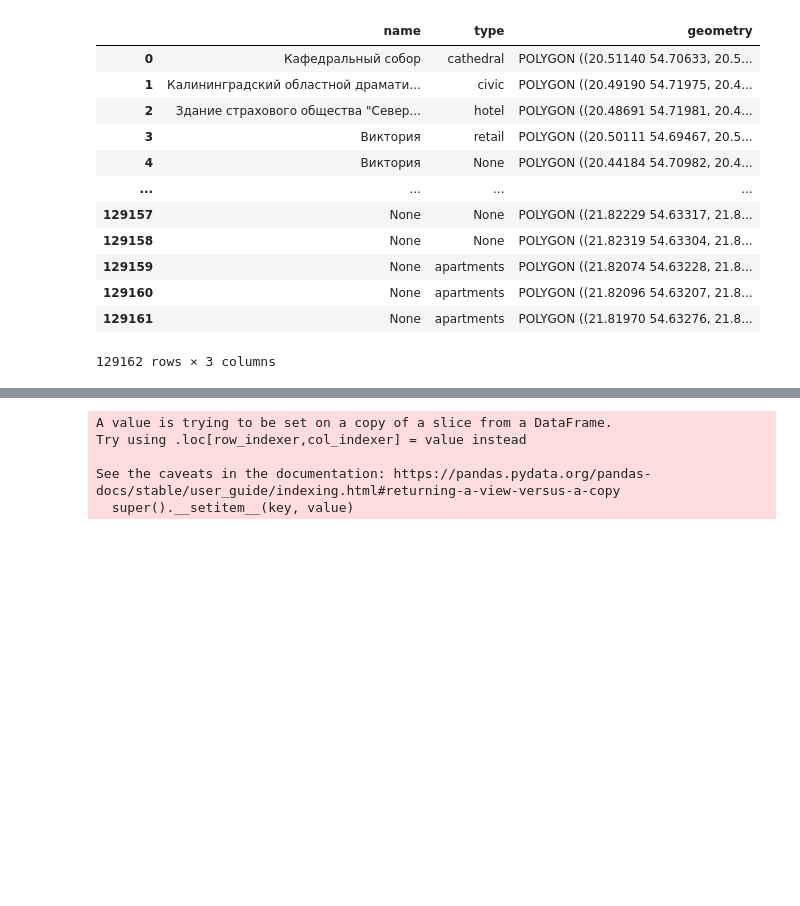
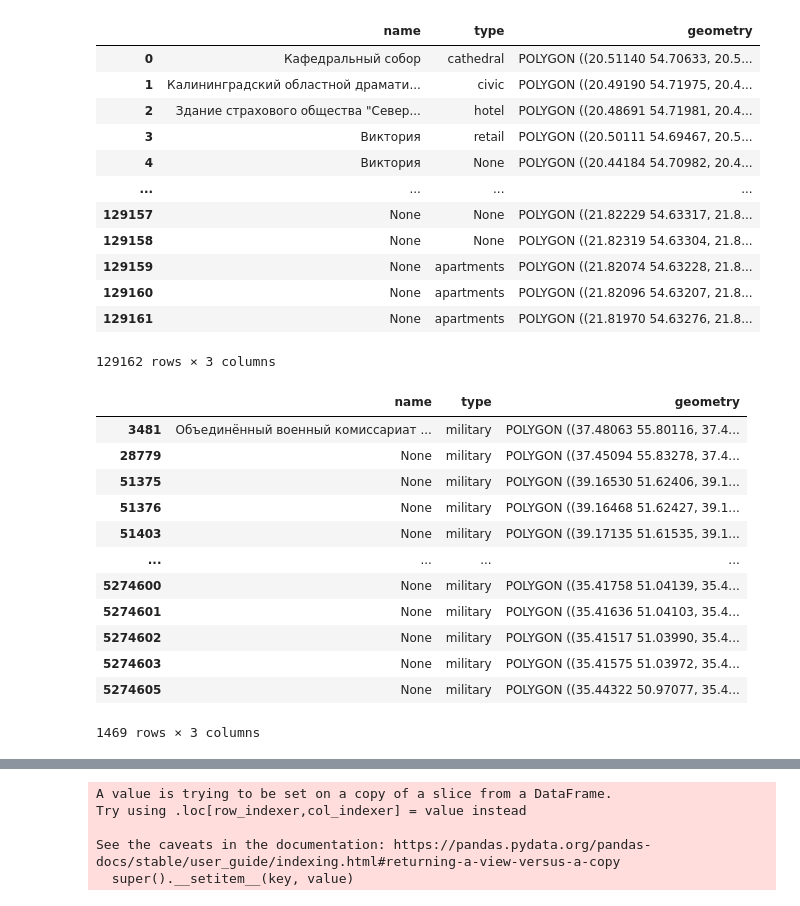
Before and after one commit to yuliiabosher/Map, a Jupyter notebook: Map.ipynb, the cells around one changed output, grey strips where cells are left out. Cells and saved outputs as stored; diff of their text form; code cells hidden in the pictures; blank space fills up the shorter version.

```diff
--- a/Map.ipynb
+++ b/Map.ipynb
@@ -204,0 +206,17 @@ display(kaliningrad_district)
+# %%
+central_military_objects = find_objects(central_district, 'military')
+display(central_military_objects)
+# %% [output]
+|  | name | type | geometry |
+| 3481 | Объединённый военный комиссариат ... | military | POLYGON ((37.48063 55.80116, 37.4... |
+| 28779 | None | military | POLYGON ((37.45094 55.83278, 37.4... |
+| 51375 | None | military | POLYGON ((39.16530 51.62406, 39.1... |
+| 51376 | None | military | POLYGON ((39.16468 51.62427, 39.1... |
+| 51403 | None | military | POLYGON ((39.17135 51.61535, 39.1... |
+| ... | ... | ... | ... |
+| 5274600 | None | military | POLYGON ((35.41758 51.04139, 35.4... |
+| 5274601 | None | military | POLYGON ((35.41636 51.04103, 35.4... |
+| 5274602 | None | military | POLYGON ((35.41517 51.03990, 35.4... |
+| 5274603 | None | military | POLYGON ((35.41575 51.03972, 35.4... |
+| 5274605 | None | military | POLYGON ((35.44322 50.97077, 35.4... |
+1469 rows × 3 columns
```
Also changed, not shown: parts of 12 cells of this notebook.
